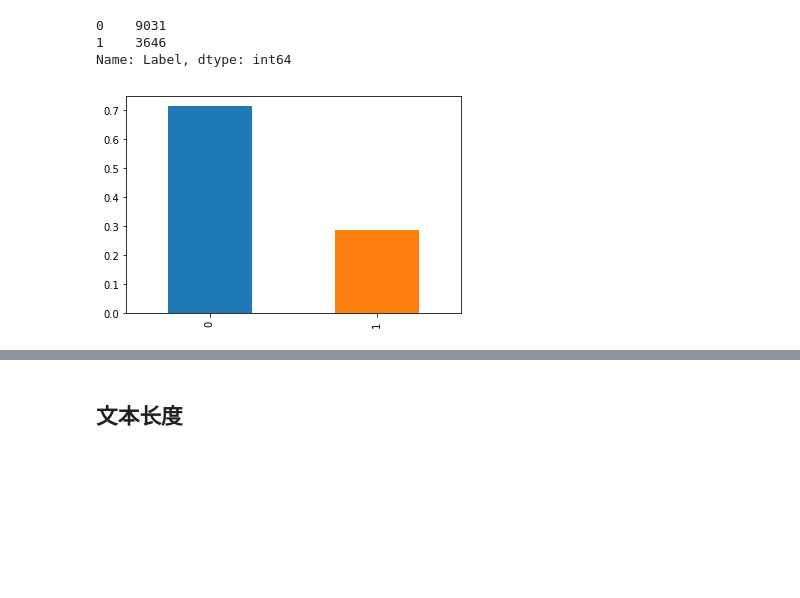
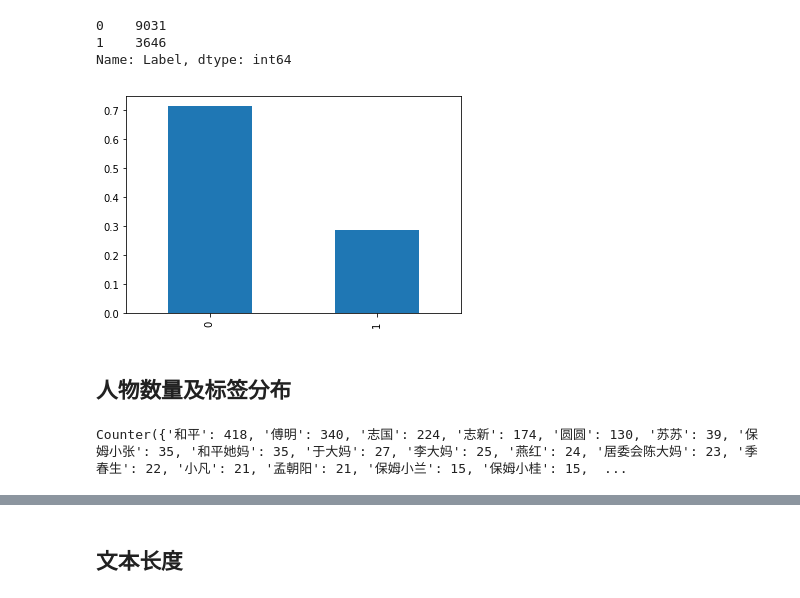
Before and after one commit to CCChenhao997/CCL2020-Humor-Computation, a Jupyter notebook: EDA.ipynb, the cells around one changed output, grey strips where cells are left out. Drawn from its saved outputs; the diff is of its cells as text; code cells hidden in the pictures; blank space fills up the shorter version.

Commit message:
add speaker analysis

```diff
--- a/EDA.ipynb
+++ b/EDA.ipynb
@@ -3,5 +3,6 @@
 # %%
 import pandas as pd
 
-train_labeled = pd.read_csv('data/raw/cn_train.csv', encoding='utf-8')
+train_labeled_cn = pd.read_csv('data/raw/cn_train.csv', encoding='utf-8')
+dev_cn = pd.read_csv('data/raw/cn_dev.csv', encoding='utf-8')
 # %%
@@ -31,6 +32,8 @@ train_labeled['Label'].value_counts()
 Name: Label, dtype: int64
 # %%
 %matplotlib inline
-train_labeled['Label'].value_counts(normalize=True).plot(kind='bar');
+train_labeled_cn['Label'].value_counts(normalize=True).plot(kind='bar');
 # %% [output]
-[figure, old version]
+[figure, new version]
+# %% [markdown]
+## 人物数量及标签分布
@@ -36,0 +47,10 @@ train_labeled['Label'].value_counts(normalize=True).plot(kind='bar');
+# %%
+from collections import Counter
+
+train_cn_counter = Counter(train_labeled_cn['Speaker'])
+dev_cn_counter = Counter(dev_cn['Speaker'])
+# print(train_cn_counter)
+# print("**********************************************")
+print(dev_cn_counter)
+# %% [output]
+Counter({'和平': 418, '傅明': 340, '志国': 224, '志新': 174, '圆圆': 130, '苏苏': 39, '保姆小张': 35, '和平她妈': 35, '于大妈': 27, '李大妈': 25, '燕红': 24, '居委会陈大妈': 23, '季春生': 22, '小凡': 21, '孟朝阳': 21, '保姆小兰': 15, '保姆小桂': 15,  ...
```
Also changed, not shown: parts of 17 cells of this notebook.
